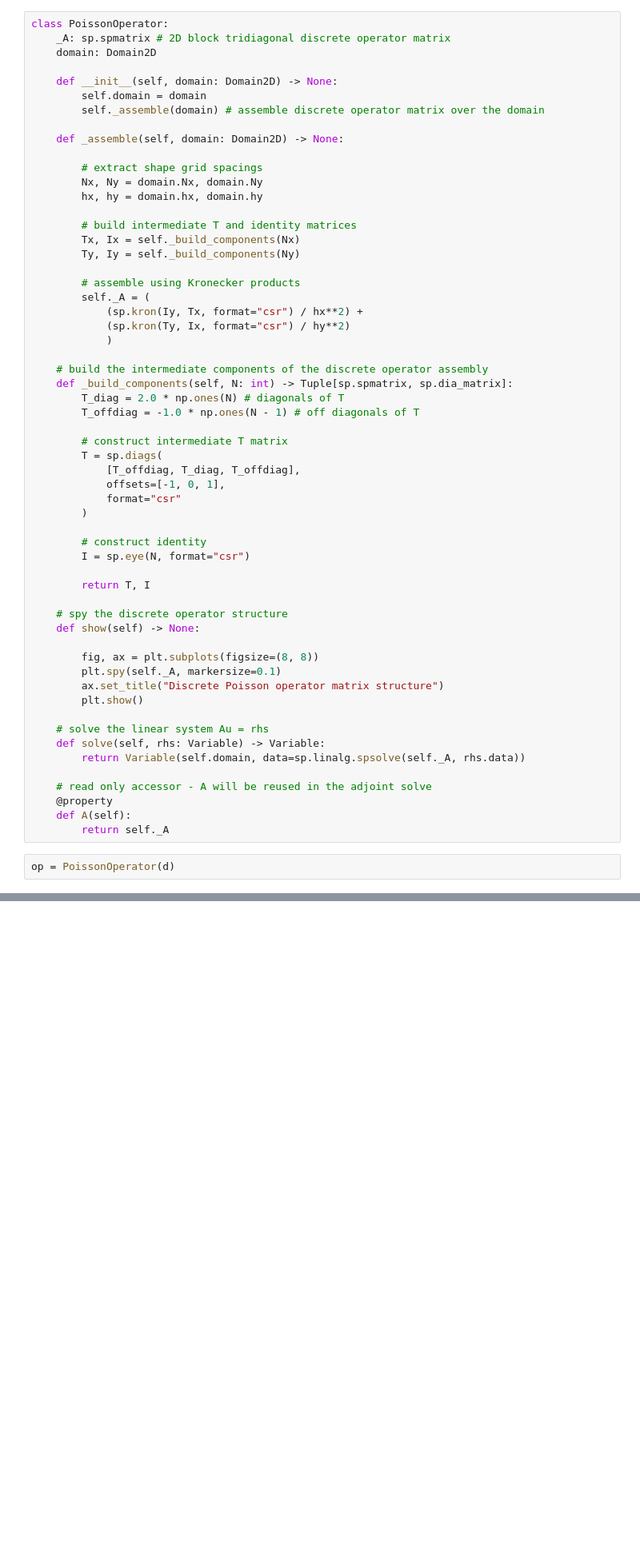
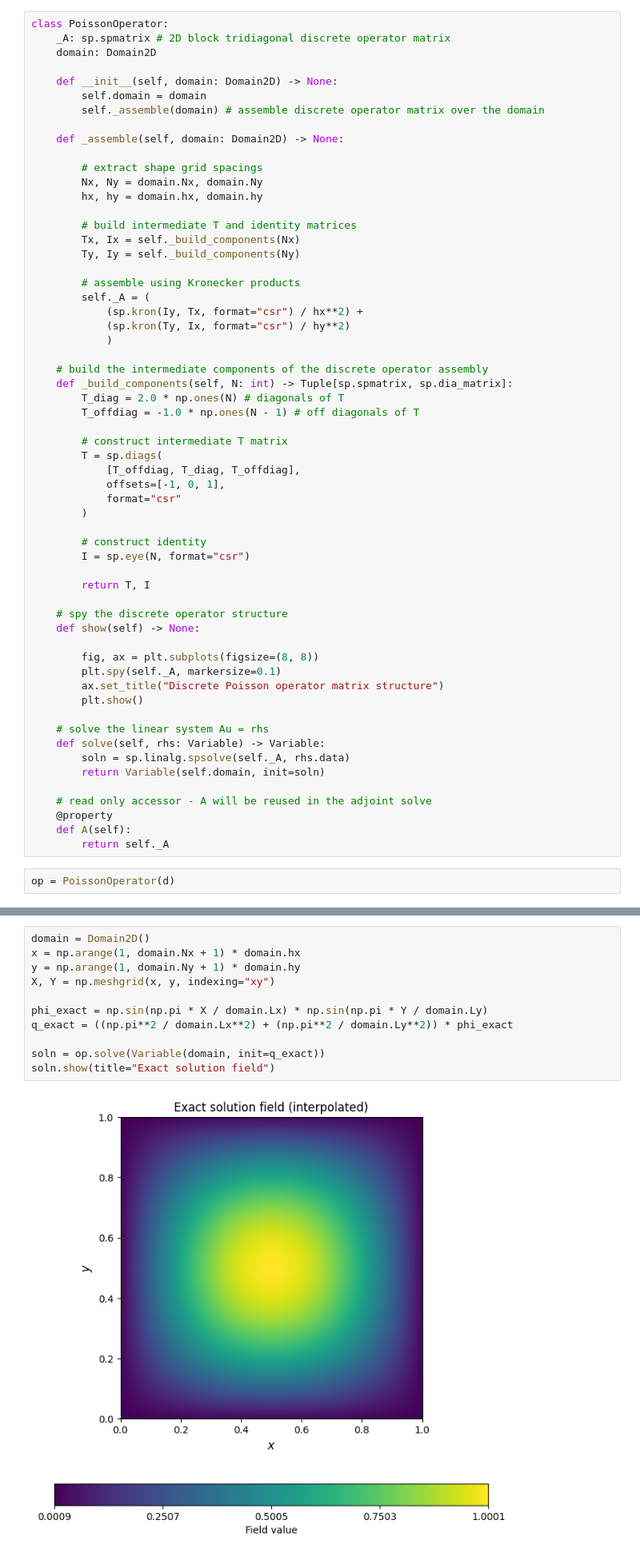
Before and after one commit to lookdnr/pde-opt, a Jupyter notebook: walkthrough.ipynb, the cells around one changed output, grey strips where cells are left out. Shown at 80% size. Cells and saved outputs as stored; diff of their text form; blank space fills up the shorter version.

Commit message:
Update PoissonOperator
Fix .solve() method following refactor

```diff
--- a/walkthrough.ipynb
+++ b/walkthrough.ipynb
@@ -448,7 +448,8 @@ class PoissonOperator:
 
     # solve the linear system Au = rhs
     def solve(self, rhs: Variable) -> Variable:
-        return Variable(self.domain, data=sp.linalg.spsolve(self._A, rhs.data))
+        soln = sp.linalg.spsolve(self._A, rhs.data)
+        return Variable(self.domain, init=soln)
 
     # read only accessor - A will be reused in the adjoint solve
     @property
@@ -514,6 +515,19 @@ ax.set_ylabel("Residual")
 plt.show()
 # %% [output]
 [figure]
+# %%
+domain = Domain2D()
+x = np.arange(1, domain.Nx + 1) * domain.hx
+y = np.arange(1, domain.Ny + 1) * domain.hy
+X, Y = np.meshgrid(x, y, indexing="xy")
+
+phi_exact = np.sin(np.pi * X / domain.Lx) * np.sin(np.pi * Y / domain.Ly)
+q_exact = ((np.pi**2 / domain.Lx**2) + (np.pi**2 / domain.Ly**2)) * phi_exact
+
+soln = op.solve(Variable(domain, init=q_exact))
+soln.show(title="Exact solution field")
+# %% [output]
+[figure, added]
 # %% [markdown]
 Good! Our truncation error seems to converge at a rate consistent with our discretisation theory, so our discrete operator implementation is correct!
 # %% [markdown]
```
Also changed, not shown: parts of 4 cells of this notebook.
